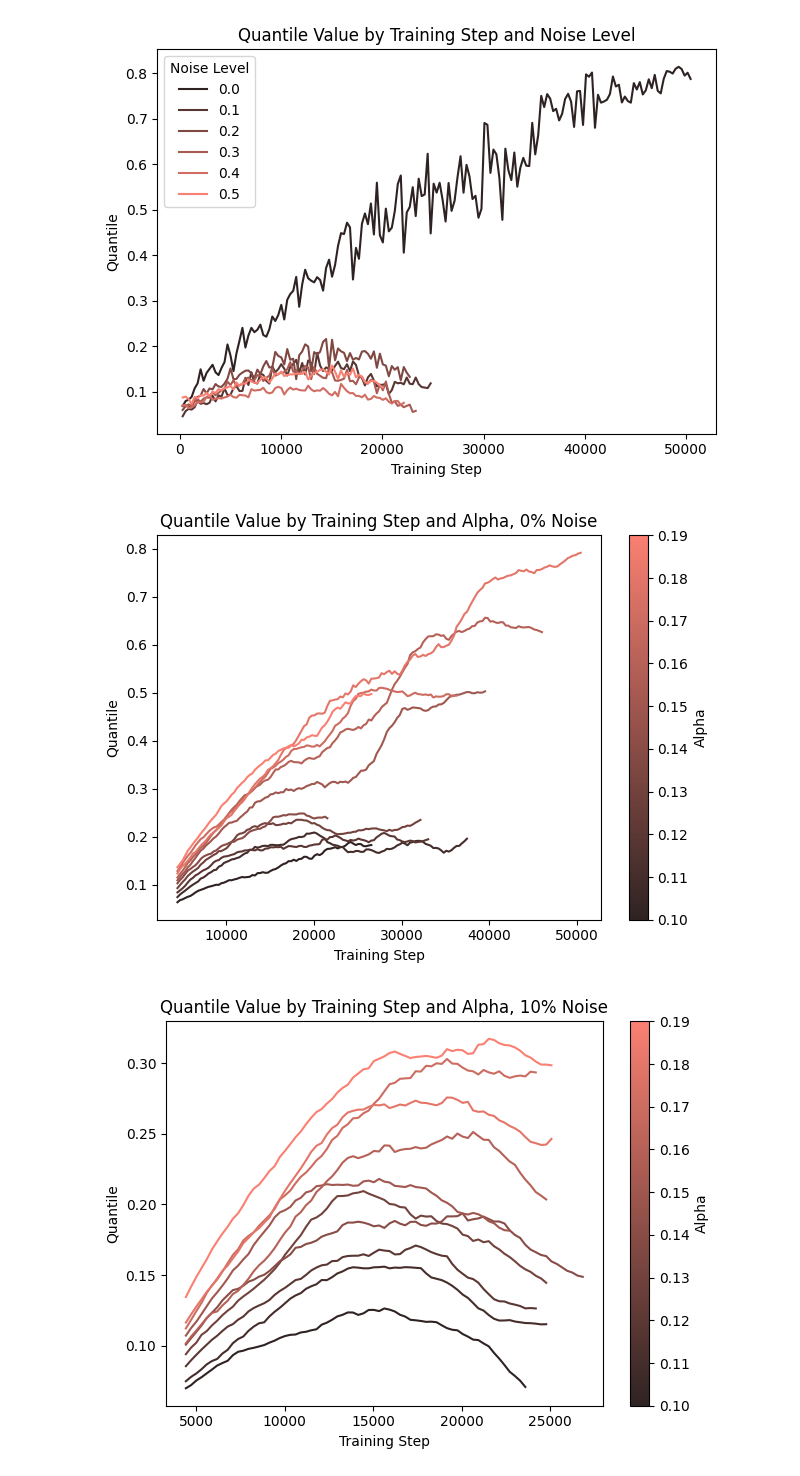
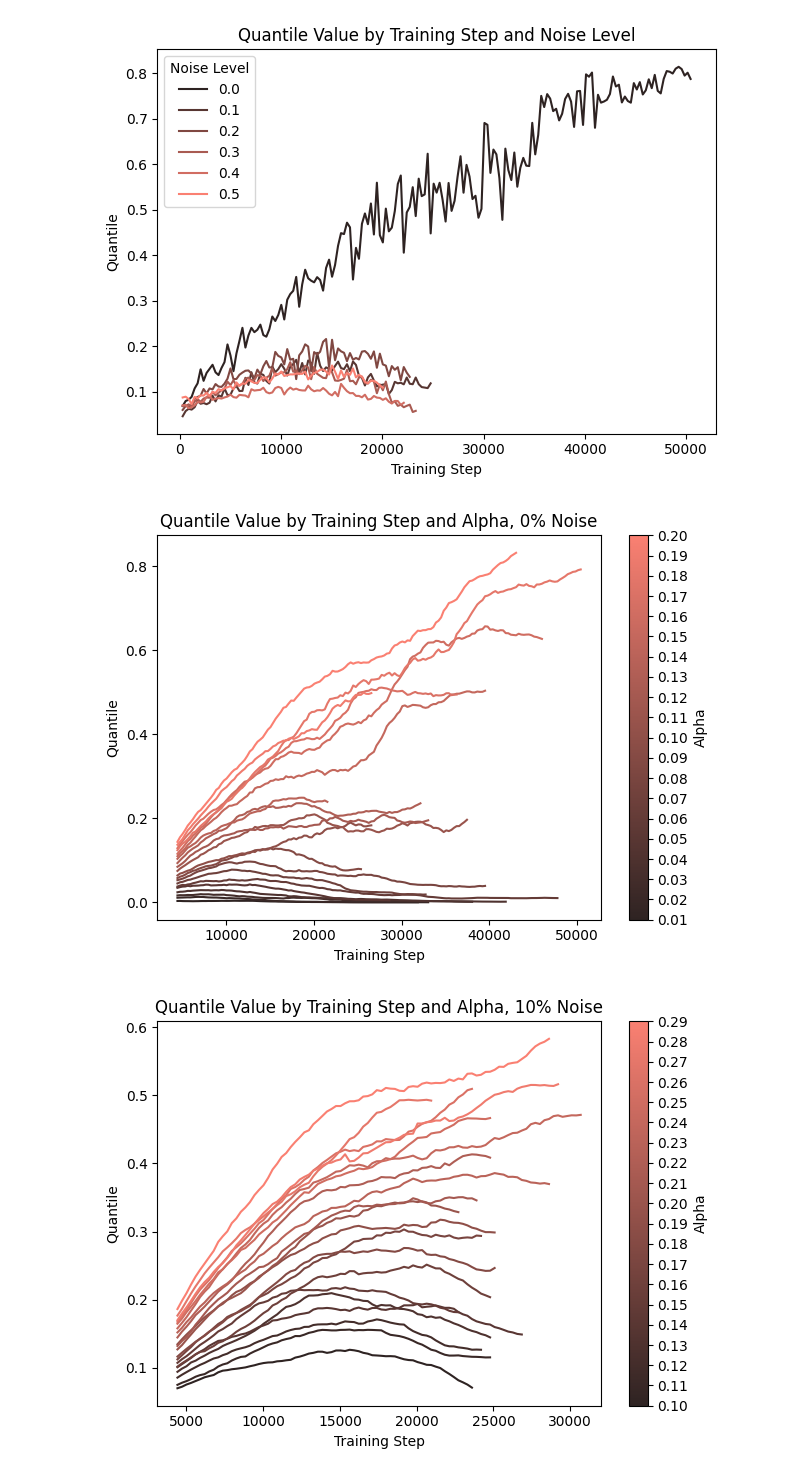
Before and after one commit to brandongk-ubco/thesis-analysis, a Jupyter notebook: citl.ipynb, the cells around one changed output. Cells and saved outputs as stored; diff of their text form; code cells hidden in the pictures.

```diff
--- a/citl.ipynb
+++ b/citl.ipynb
@@ -123,15 +123,20 @@ for noise_level in [0.0, 0.1, 0.2, 0.3, 0.4, 0.5]:
     baseline_classification_metrics = baseline_classification_metrics.reset_index()
 
     method_classification_metrics = method_metrics[(method_metrics["dataset"] == "CIFAR10") & (method_metrics["noise_level"] == noise_level)]
-    method_classification_metrics = method_classification_metrics[(method_classification_metrics["alpha"] >= 0.1) & (method_classification_metrics["alpha"] < 0.2)]
 
     method_classification_metrics = method_classification_metrics.pivot(index=["run_id", "alpha", "dataset"], columns="metric", values=["value"]).reset_index().sort_values("alpha")
     method_classification_metrics.columns = [col[1] if col[1] else col[0] for col in method_classification_metrics.columns ]
+
+    len_alphas = len(method_classification_metrics['alpha'].unique())
+    alphas = np.linspace(method_classification_metrics['alpha'].min(), method_classification_metrics['alpha'].max(), len_alphas)
 
     sns.scatterplot(data=method_classification_metrics, x="alpha", y="test_accuracy", hue="dataset", legend=False)
     plt.plot()
     plt.axhline(y=baseline_classification_metrics[baseline_classification_metrics["loss_function"] == "CrossEntropyLoss"].iloc[0]["test_accuracy"], color='b', linestyle=':', linewidth=1)
     plt.axhline(y=baseline_classification_metrics[baseline_classification_metrics["loss_function"] == "FocalLoss"].iloc[0]["test_accuracy"], color='r', linestyle=':', linewidth=1)
+    xticks = plt.xticks()[0]  # Get current x-tick positions
+    plt.xticks(xticks, [f"{x:.2f}" for x in xticks])  # Set rounded labels
+
     plt.ylabel("mAccuracy")
     plt.title(f"Classification Performance, {int(noise_level*100)}% Noise")
     plt.tight_layout()
@@ -259,44 +264,44 @@ for noise_level in [0.0, 0.1, 0.2, 0.3, 0.4, 0.5]:
     quantile_results = quantile_results[
         (quantile_results["dataset"] == "CIFAR10") &
         (quantile_results["purpose"] == "Method") &
-        (quantile_results["noise_level"] == noise_level) &
-        (quantile_results["alpha"] >= 0.10) &
-        (quantile_results["alpha"] <= 0.19)
+        (quantile_results["noise_level"] == noise_level)
     ]
 
     quantile_results["quantile"] = quantile_results["metric"].str.split("_").str[-1]
     quantile_results["metric"] = "quantile"
     quantile_results = quantile_results.pivot(index=["dataset", "purpose", "alpha", "step", "run_id"], columns="metric", values=["value"])
     quantile_results.columns = [col[1] if col[1] else col[0] for col in quantile_results.columns]
     quantile_results = quantile_results.reset_index()
     quantile_results = quantile_results.rename(columns={"noise_level": "Noise Level"})
 
     quantile_results = quantile_results.sort_values("step", ascending=True)
     quantile_results['quantile_smoothed'] = quantile_results.groupby('alpha')['quantile'].transform(lambda x: x.rolling(window=window).mean())
 
     fig, ax = plt.subplots()
     sns.lineplot(quantile_results, x="step", y="quantile_smoothed", hue="alpha", ax=ax, palette=palette, legend=False)
 
     # Add color bar instead of a legend
     norm = plt.Normalize(quantile_results['alpha'].min(), quantile_results['alpha'].max())
     sm = plt.cm.ScalarMappable(cmap=palette, norm=norm)
     sm.set_array([])
 
+    alphas = len(quantile_results['alpha'].unique())
+
     # Modify the colorbar to show 10 intervals
     cbar = fig.colorbar(sm, ax=ax)
-    cbar.set_ticks(np.linspace(quantile_results['alpha'].min(), quantile_results['alpha'].max(), 10))  # Set 10 ticks
+    cbar.set_ticks(np.linspace(quantile_results['alpha'].min(), quantile_results['alpha'].max(), alphas))  # Set 10 ticks
     cbar.set_label("Alpha")
 
     plt.ylabel("Quantile")
     plt.xlabel("Training Step")
     plt.title(f"Quantile Value by Training Step and Alpha, {int(noise_level*100)}% Noise")
     plt.tight_layout()
     plt.savefig(f'{image_output_directory}/quantile_{noise_level}.png', dpi=300, bbox_inches='tight')
     plt.show()
     plt.close()
 # %% [output]
-[figure, old version]
+[figure, new version]
-[figure, old version]
+[figure, new version]
 [figure]
 [figure]
 [figure]
```
Also changed, not shown: parts of 4 cells of this notebook, 21 other files.
